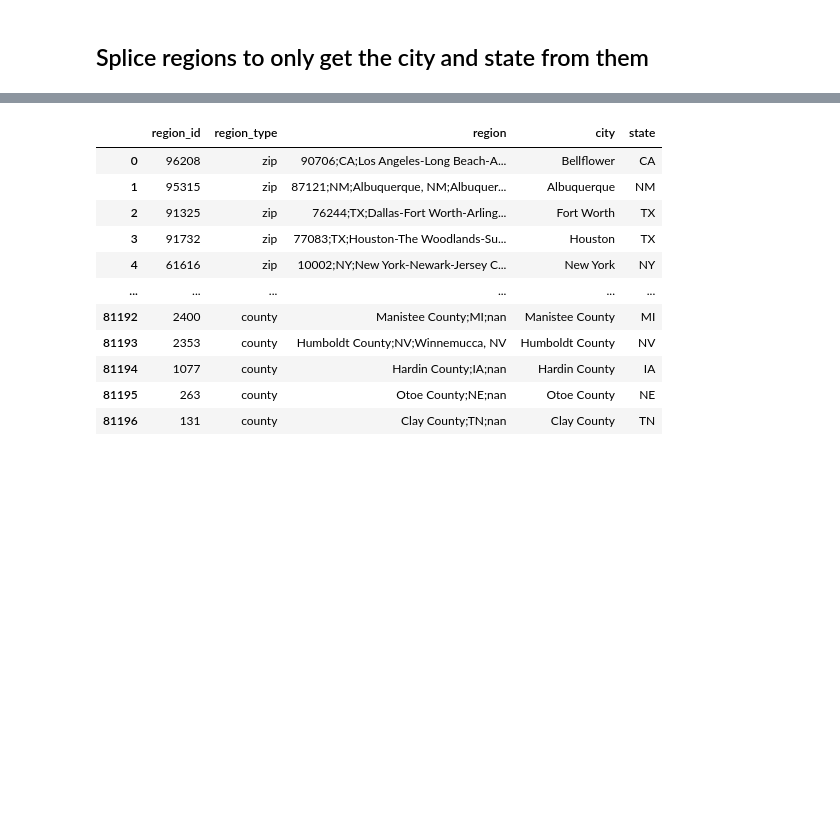
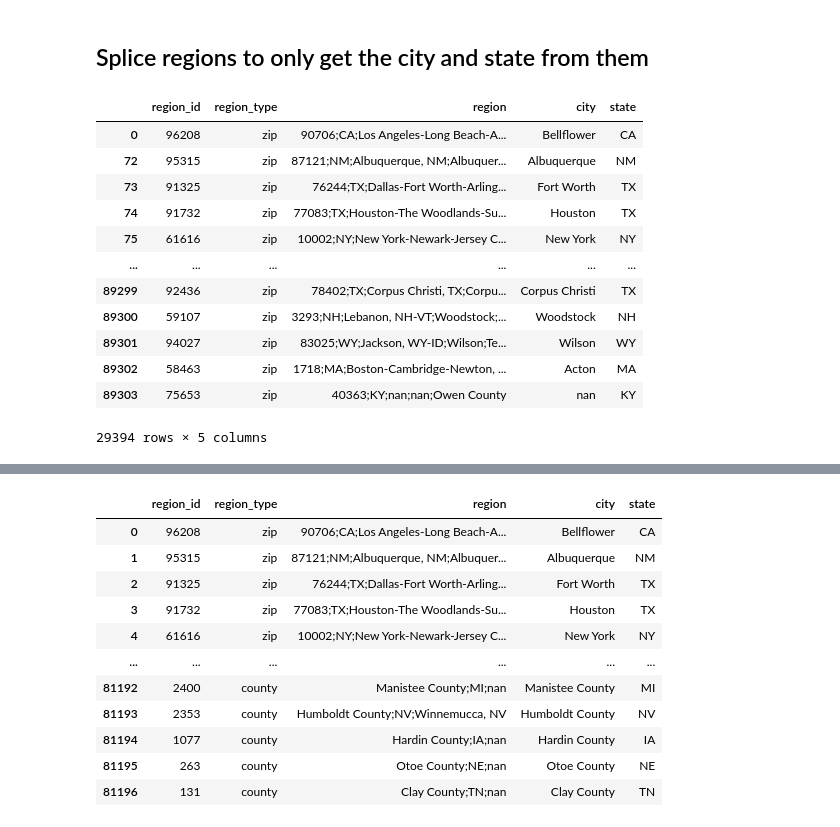
Before and after one commit to ZacharyKim/IS477-project, a Jupyter notebook: workbook.ipynb, the cells around one changed output, grey strips where cells are left out. Cells and saved outputs as stored; diff of their text form; code cells hidden in the pictures; blank space fills up the shorter version.

```diff
--- a/workbook.ipynb
+++ b/workbook.ipynb
@@ -84,6 +69,22 @@ check_merge_county = check_merge[check_merge["region_type"] == "county"].copy()
 # %%
 check_merge_zip.loc[:, "city"] = check_merge_zip["region"].str.split(";").str[3]
 check_merge_zip.loc[:, "state"] = check_merge_zip["region"].str.split(";").str[1]
+# %%
+check_merge_zip
+# %% [output]
+|  | region_id | region_type | region | city | state |
+| 0 | 96208 | zip | 90706;CA;Los Angeles-Long Beach-A... | Bellflower | CA |
+| 72 | 95315 | zip | 87121;NM;Albuquerque, NM;Albuquer... | Albuquerque | NM |
+| 73 | 91325 | zip | 76244;TX;Dallas-Fort Worth-Arling... | Fort Worth | TX |
+| 74 | 91732 | zip | 77083;TX;Houston-The Woodlands-Su... | Houston | TX |
+| 75 | 61616 | zip | 10002;NY;New York-Newark-Jersey C... | New York | NY |
+| ... | ... | ... | ... | ... | ... |
+| 89299 | 92436 | zip | 78402;TX;Corpus Christi, TX;Corpu... | Corpus Christi | TX |
+| 89300 | 59107 | zip | 3293;NH;Lebanon, NH-VT;Woodstock;... | Woodstock | NH |
+| 89301 | 94027 | zip | 83025;WY;Jackson, WY-ID;Wilson;Te... | Wilson | WY |
+| 89302 | 58463 | zip | 1718;MA;Boston-Cambridge-Newton, ... | Acton | MA |
+| 89303 | 75653 | zip | 40363;KY;nan;nan;Owen County | nan | KY |
+29394 rows × 5 columns
 # %%
 check_merge_metro.loc[:, "city"] = check_merge_zip["region"].str.split(",").str[0]
 check_merge_metro.loc[:, "state"] = check_merge_zip["region"].str.split(",").str[1]
```
Also changed, not shown: parts of 14 cells of this notebook, 3 other files.
